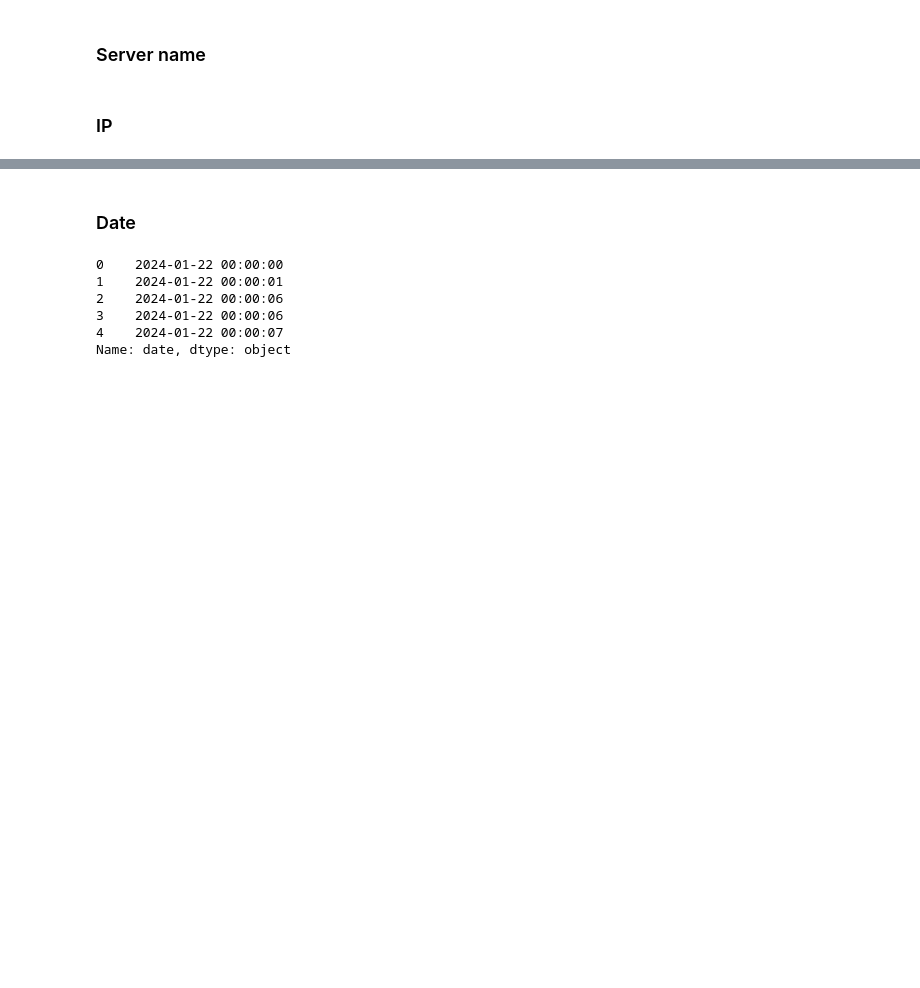
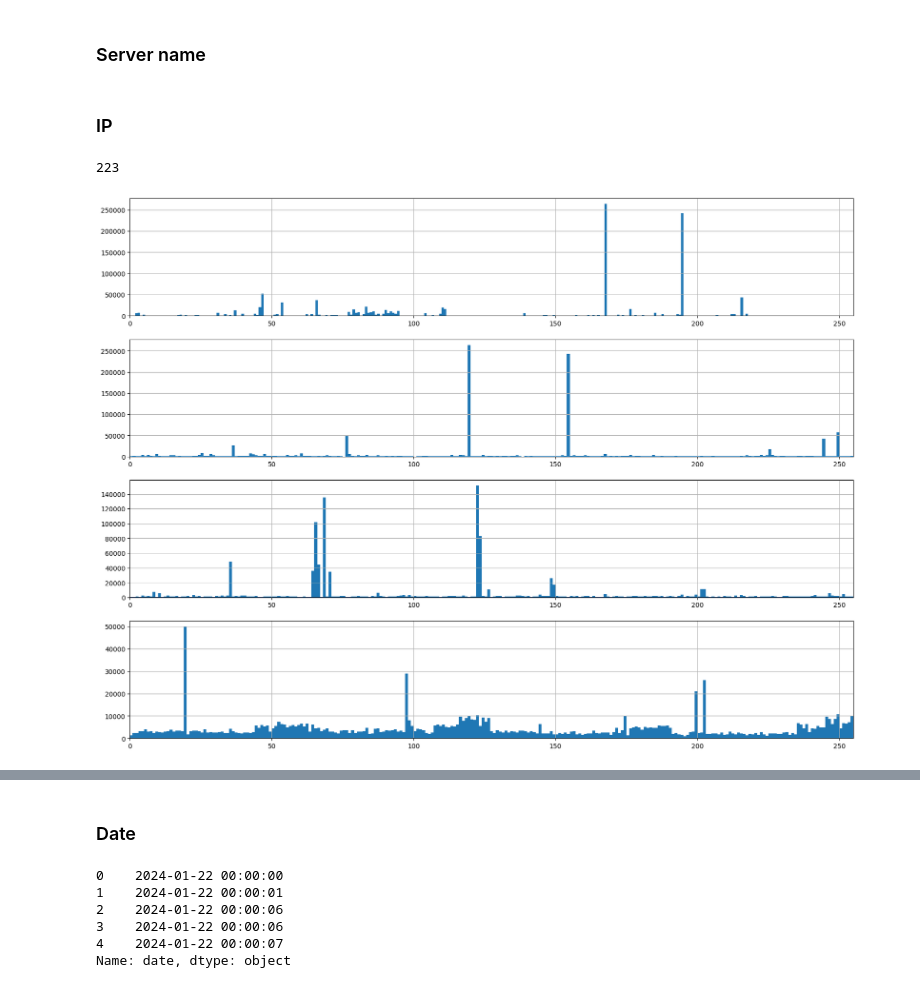
Before and after one commit to amritpal200/Synthesis-Project-1, a Jupyter notebook: src/data_cleaning.ipynb, the cells around one changed output, grey strips where cells are left out. Saved outputs shown, nothing was run; the diff lists cells and outputs as text; code cells hidden in the pictures; blank space fills up the shorter version.

```diff
--- a/src/data_cleaning.ipynb
+++ b/src/data_cleaning.ipynb
@@ -19,3 +19,7 @@ df.head()
 | 4 | 4 | www.sitgesanytime.com | 47.76.35.19 | - | - | 2024-01-22 00:00:07+01:00 | HEAD | /fr/pag492/explora-platges-i-port... | 200 | 5260 | ... |
 # %%
 df_clean = df.copy()
+# %%
+# shuffle the rows
+df_clean = df_clean.sample(frac=1, random_state=42).reset_index(drop=True)
+df_clean.head()
@@ -33,3 +44,13 @@ Index(['server_name', 'IP', 'date', 'petition', 'URL', 'status', 'bytes',
 ### Server name
 # %% [markdown]
 ### IP
+# %%
+fig, ax = plt.subplots(4, 1, figsize=(20, 15))
+for i in range(4):
+	df_clean["IP"].apply(lambda x: int(x.split(".")[i])).hist(bins=255, ax=ax[i])
+	ax[i].set_xlim([0, 255])
+print(df_clean["IP"].apply(lambda x: int(x.split(".")[0])).max())
+plt.show()
+# %% [output]
+223
+[figure, added]
```
Also changed, not shown: parts of 12 cells of this notebook.
